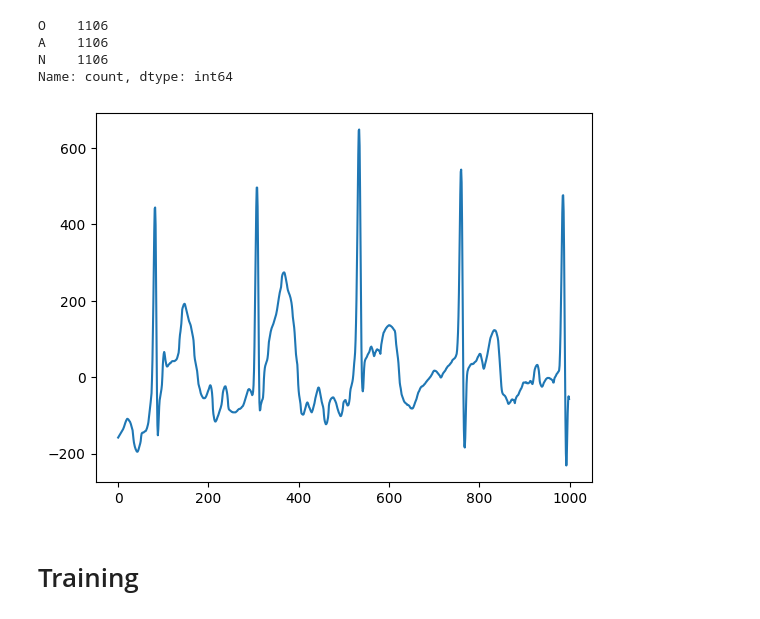
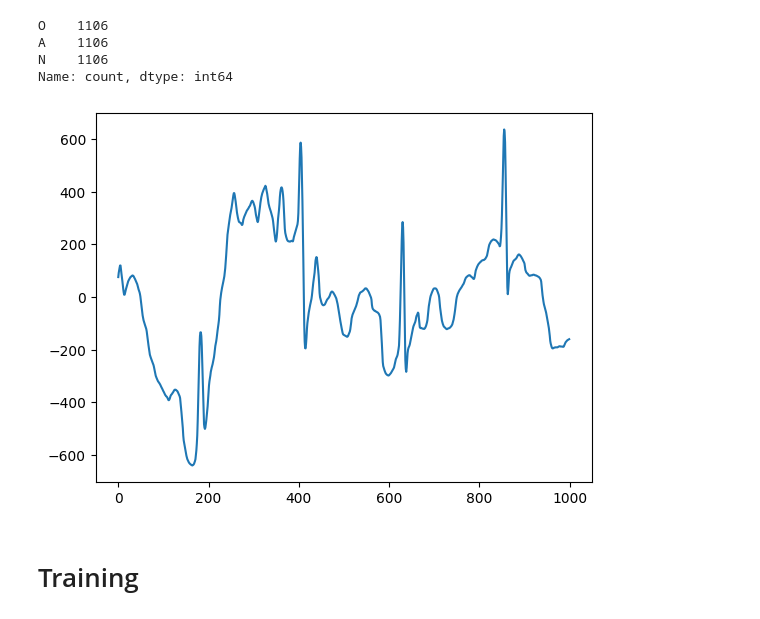
Before and after one commit to MattyAB/ecg_transfer, a Jupyter notebook: ecg.ipynb, the cells around one changed output. Saved outputs shown, nothing was run; the diff lists cells and outputs as text; code cells hidden in the pictures.

```diff
--- a/ecg.ipynb
+++ b/ecg.ipynb
@@ -55,11 +69,11 @@ N    1106
 Name: count, dtype: int64
 # %%
 def plotwave(x, n=1000):
-    plt.plot(x[1000:n+1000])
+    plt.plot(x[:n])
 
 plotwave(data_1lead[19][0])
 # %% [output]
-[figure, old version]
+[figure, new version]
 # %%
 value_counts = dataset_1lead.get_value_counts()
 weights = [sum(value_counts)/x for x in value_counts]
```
Also changed, not shown: parts of 8 cells of this notebook, 2 other files.
